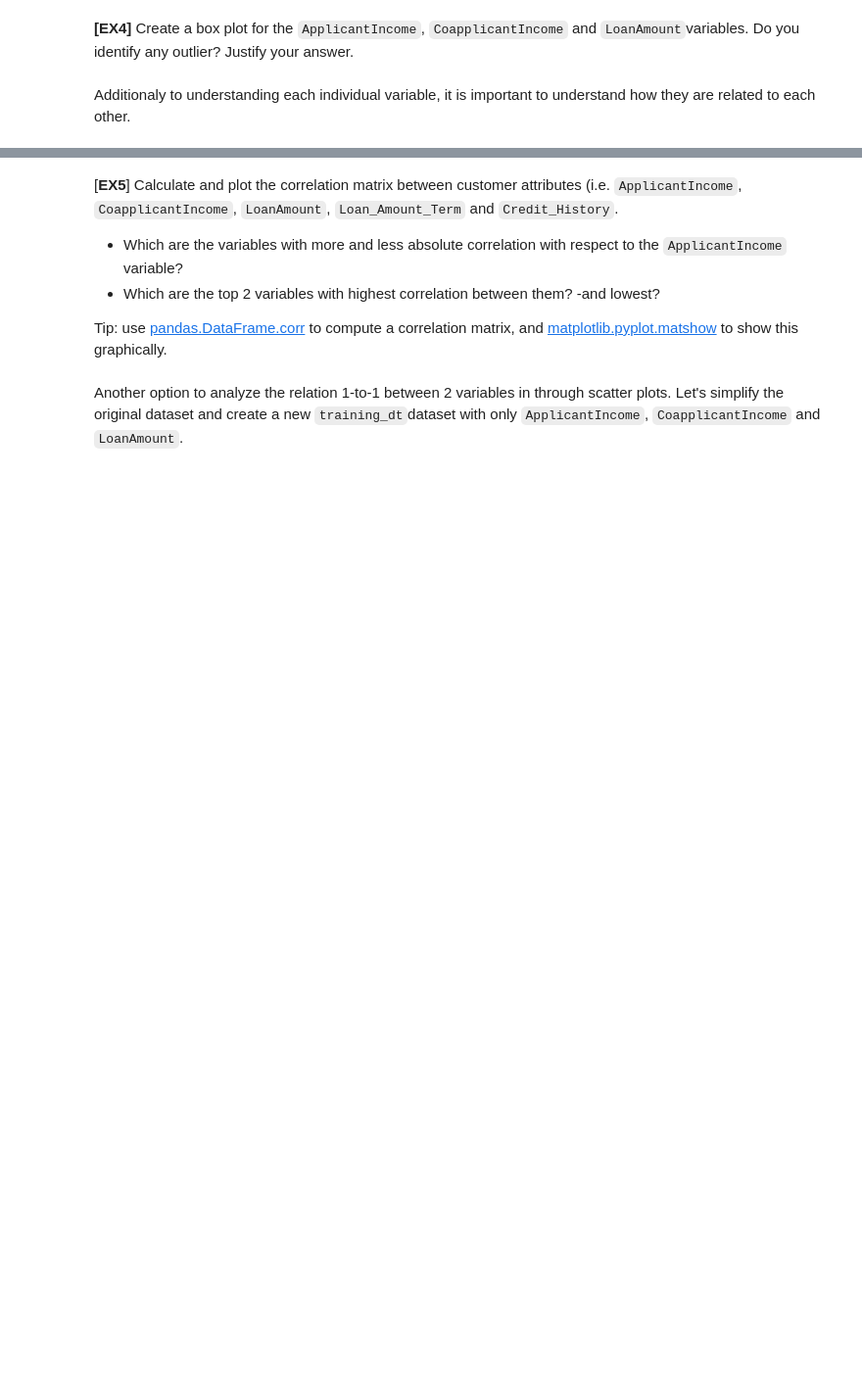
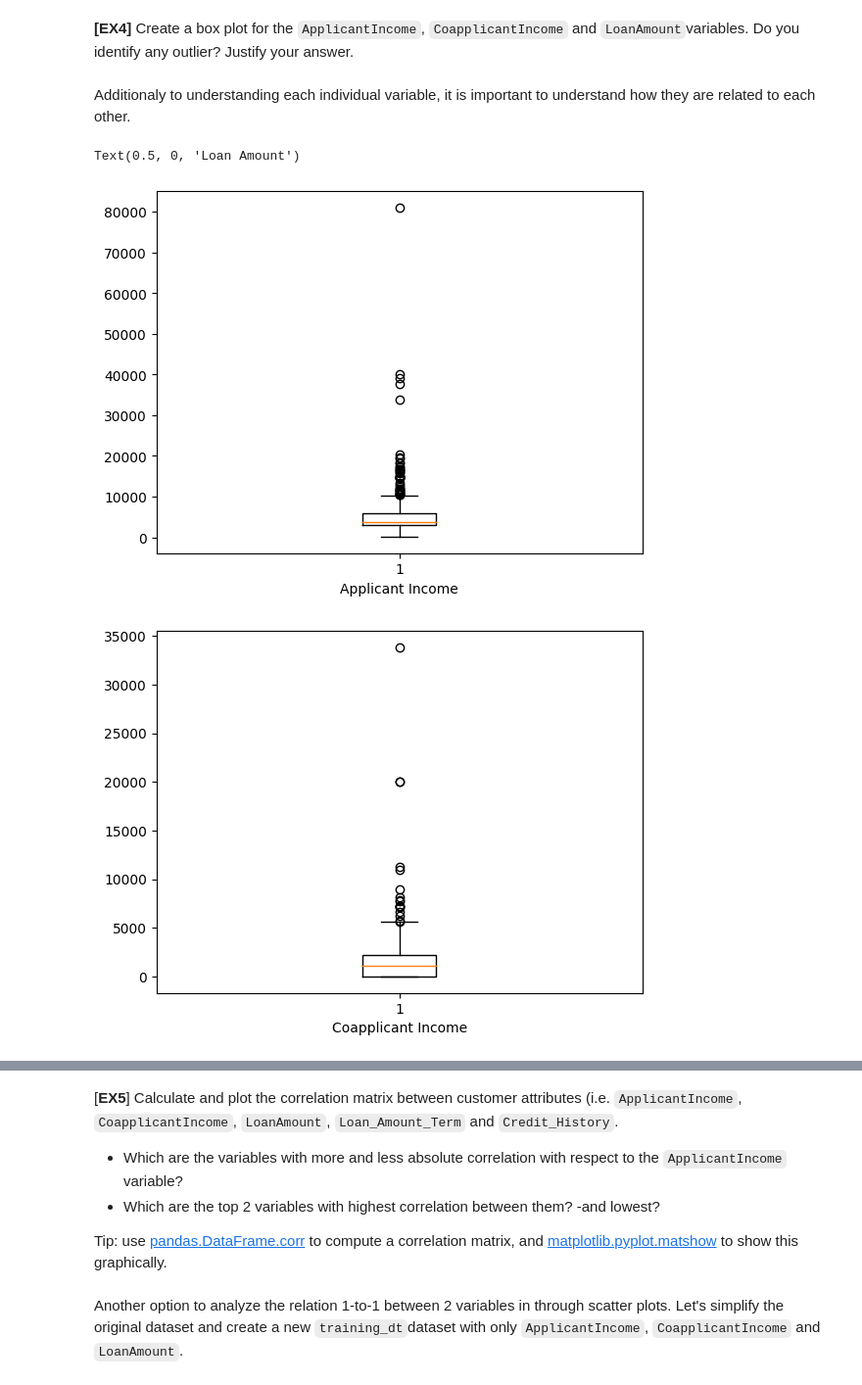
Before and after one commit to LucaFranceschi01/ML_Final_Project, a Jupyter notebook: Project_students/P5_students.ipynb, the cells around one changed output, grey strips where cells are left out. Shown at 98% size. Saved outputs shown, nothing was run; the diff lists cells and outputs as text; code cells hidden in the pictures; blank space fills up the shorter version.

```diff
--- a/Project_students/P5_students.ipynb
+++ b/Project_students/P5_students.ipynb
@@ -195,3 +257,17 @@ Tip: use [Seaborn library](https://seaborn.pydata.org/) with `kde=True` to creat
 **[EX4]** Create a box plot for the `ApplicantIncome`, `CoapplicantIncome` and `LoanAmount`variables. Do you identify any outlier? Justify your answer.
 # %% [markdown]
 Additionaly to understanding each individual variable, it is important to understand how they are related to each other.
+# %%
+plt.figure()    # do they make sense?
+plt.boxplot(customer_dt[columns[0]])
+plt.xlabel("Applicant Income")
+plt.figure()
+plt.boxplot(customer_dt[columns[1]])
+plt.xlabel("Coapplicant Income")
+plt.figure()
+plt.boxplot(customer_dt[columns[2]])
+plt.xlabel("Loan Amount")
+# %% [output]
+Text(0.5, 0, 'Loan Amount')
+[figure, added]
+[figure, added]
```
Also changed, not shown: parts of 12 cells of this notebook.
